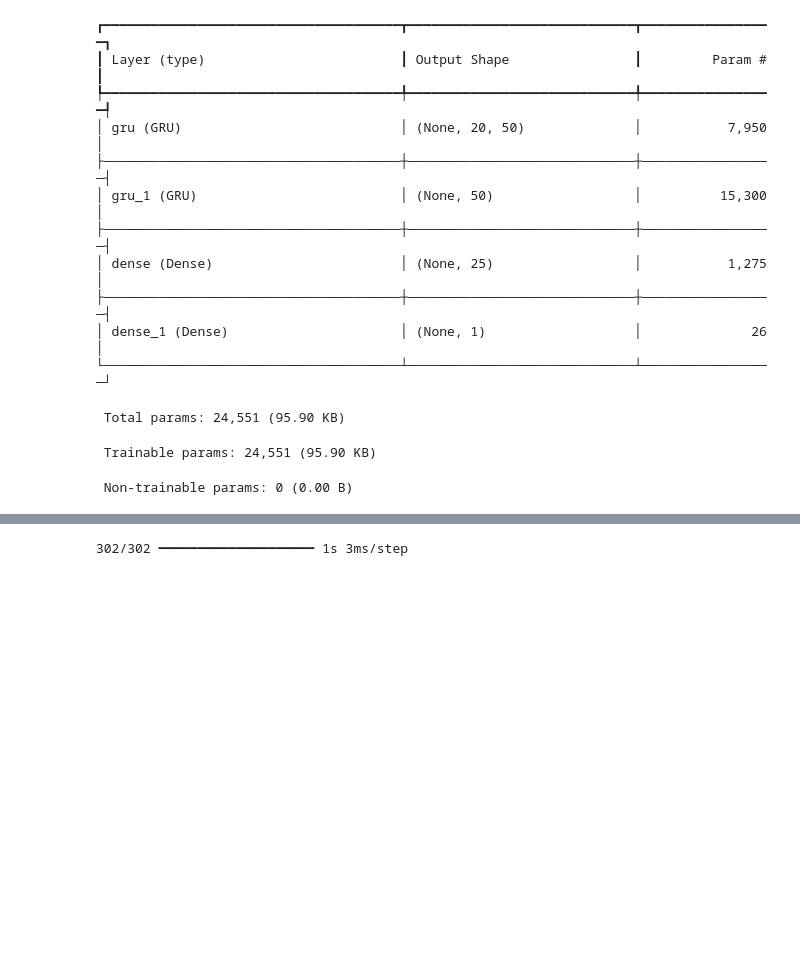
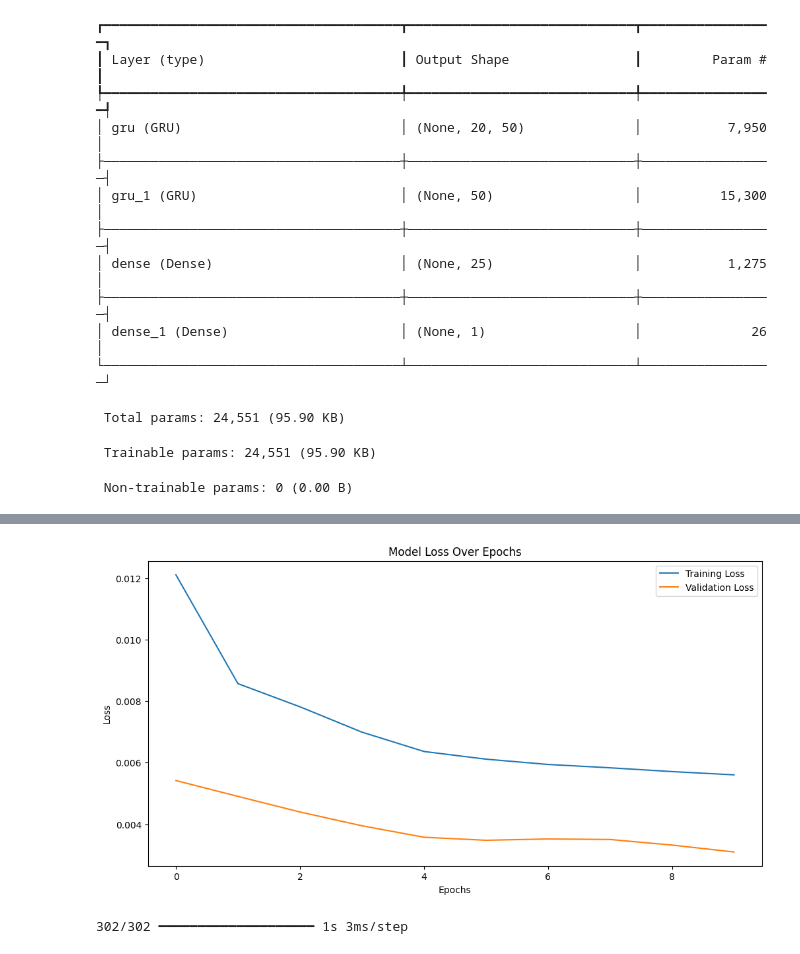
Before and after one commit to Razanhus/Razan-mini-projects, a Jupyter notebook: GRU_Ver_MiniProject.ipynb, the cells around one changed output, grey strips where cells are left out. Cells and saved outputs as stored; diff of their text form; code cells hidden in the pictures; blank space fills up the shorter version.

```diff
--- a/GRU_Ver_MiniProject.ipynb
+++ b/GRU_Ver_MiniProject.ipynb
@@ -381,3 +381,15 @@ Epoch 10/10
+# %%
+# Plot training and validation loss
+plt.figure(figsize=(12, 6))
+plt.plot(history.history['loss'], label='Training Loss')
+plt.plot(history.history['val_loss'], label='Validation Loss')
+plt.title('Model Loss Over Epochs')
+plt.xlabel('Epochs')
+plt.ylabel('Loss')
+plt.legend()
+plt.show()
+# %% [output]
+[figure, added]
 # %%
 #make predictions
 predicted_traffic_vol = model.predict(x_test)
```
Also changed, not shown: parts of 3 cells of this notebook.
